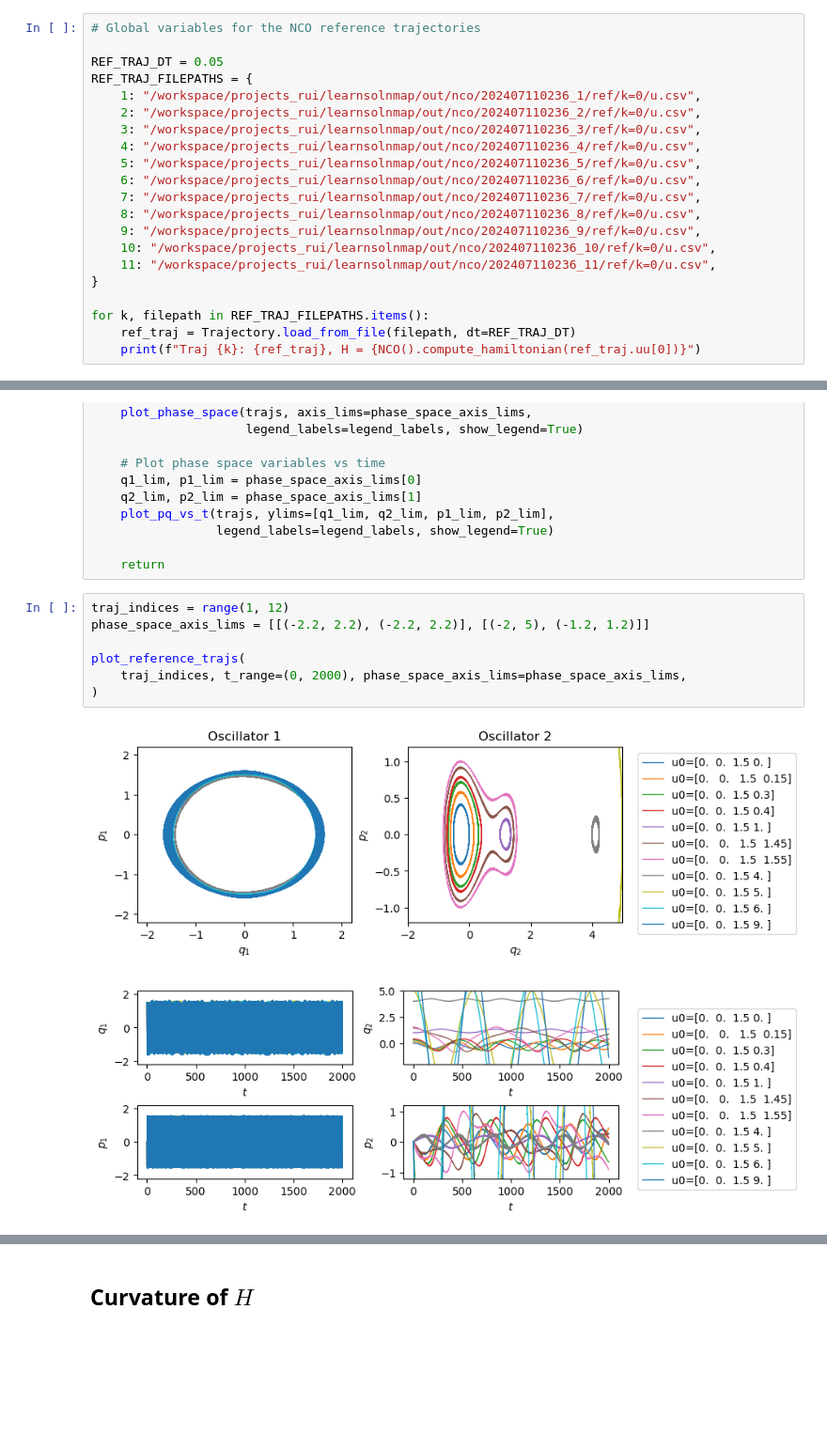
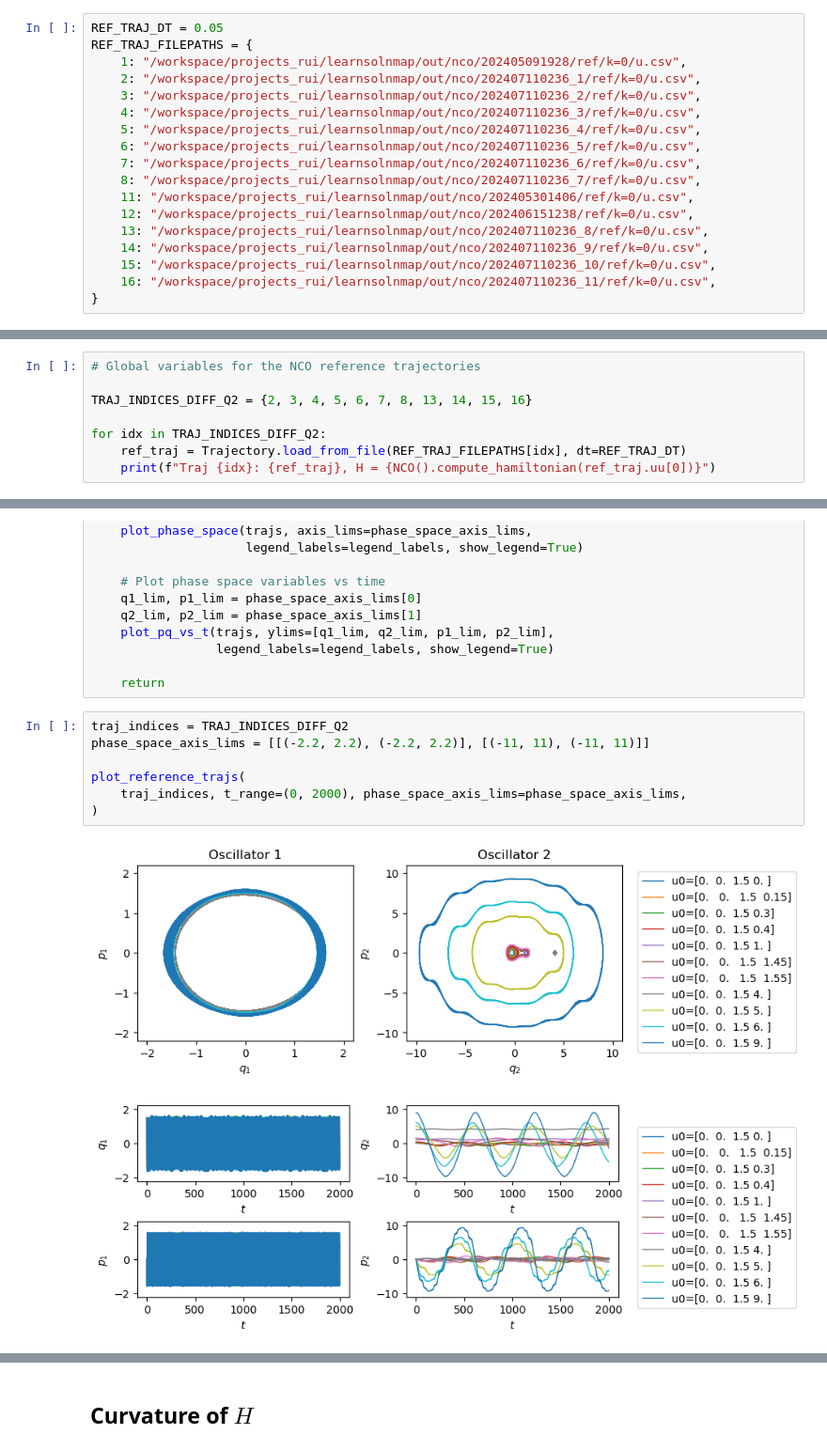
Before and after one commit to fr0420/learnsolnmap, a Jupyter notebook: notebooks/nco_ref.ipynb, the cells around one changed output, grey strips where cells are left out. Shown at 94% size. Saved outputs shown, nothing was run; the diff lists cells and outputs as text; blank space fills up the shorter version.

```diff
--- a/notebooks/nco_ref.ipynb
+++ b/notebooks/nco_ref.ipynb
@@ -295,23 +350,20 @@ The error (residual) of the solution is: -2.220446049250313e-16
 # %% [markdown]
 ## Reference trajectories with $u(0) = [0, 0, 1.5, q_2(0)]$
 # %%
-# Global variables for the NCO reference trajectories
-
 REF_TRAJ_DT = 0.05
 REF_TRAJ_FILEPATHS = {
-    1: "/workspace/projects_rui/learnsolnmap/out/nco/202407110236_1/ref/k=0/u.csv",
-    2: "/workspace/projects_rui/learnsolnmap/out/nco/202407110236_2/ref/k=0/u.csv",
-    3: "/workspace/projects_rui/learnsolnmap/out/nco/202407110236_3/ref/k=0/u.csv",
-    4: "/workspace/projects_rui/learnsolnmap/out/nco/202407110236_4/ref/k=0/u.csv",
-    5: "/workspace/projects_rui/learnsolnmap/out/nco/202407110236_5/ref/k=0/u.csv",
-    6: "/workspace/projects_rui/learnsolnmap/out/nco/202407110236_6/ref/k=0/u.csv",
-    7: "/workspace/projects_rui/learnsolnmap/out/nco/202407110236_7/ref/k=0/u.csv",
-    8: "/workspace/projects_rui/learnsolnmap/out/nco/202407110236_8/ref/k=0/u.csv",
-    9: "/workspace/projects_rui/learnsolnmap/out/nco/202407110236_9/ref/k=0/u.csv",
-    10: "/workspace/projects_rui/learnsolnmap/out/nco/202407110236_10/ref/k=0/u.csv",
-    11: "/workspace/projects_rui/learnsolnmap/out/nco/202407110236_11/ref/k=0/u.csv",
+    1: "/workspace/projects_rui/learnsolnmap/out/nco/202405091928/ref/k=0/u.csv",
+    2: "/workspace/projects_rui/learnsolnmap/out/nco/202407110236_1/ref/k=0/u.csv",
+    3: "/workspace/projects_rui/learnsolnmap/out/nco/202407110236_2/ref/k=0/u.csv",
+    4: "/workspace/projects_rui/learnsolnmap/out/nco/202407110236_3/ref/k=0/u.csv",
+    5: "/workspace/projects_rui/learnsolnmap/out/nco/202407110236_4/ref/k=0/u.csv",
+    6: "/workspace/projects_rui/learnsolnmap/out/nco/202407110236_5/ref/k=0/u.csv",
+    7: "/workspace/projects_rui/learnsolnmap/out/nco/202407110236_6/ref/k=0/u.csv",
+    8: "/workspace/projects_rui/learnsolnmap/out/nco/202407110236_7/ref/k=0/u.csv",
+    11: "/workspace/projects_rui/learnsolnmap/out/nco/202405301406/ref/k=0/u.csv",
+    12: "/workspace/projects_rui/learnsolnmap/out/nco/202406151238/ref/k=0/u.csv",
+    13: "/workspace/projects_rui/learnsolnmap/out/nco/202407110236_8/ref/k=0/u.csv",
+    14: "/workspace/projects_rui/learnsolnmap/out/nco/202407110236_9/ref/k=0/u.csv",
+    15: "/workspace/projects_rui/learnsolnmap/out/nco/202407110236_10/ref/k=0/u.csv",
+    16: "/workspace/projects_rui/learnsolnmap/out/nco/202407110236_11/ref/k=0/u.csv",
 }
-
-for k, filepath in REF_TRAJ_FILEPATHS.items():
-    ref_traj = Trajectory.load_from_file(filepath, dt=REF_TRAJ_DT)
-    print(f"Traj {k}: {ref_traj}, H = {NCO().compute_hamiltonian(ref_traj.uu[0])}")
@@ -329,0 +370,8 @@ Traj 11: Trajectory(t_range=[0.0, 2000.0], dt=0.05, length=40001, u0=[0.  0.  1.
+# %%
+# Global variables for the NCO reference trajectories
+
+TRAJ_INDICES_DIFF_Q2 = {2, 3, 4, 5, 6, 7, 8, 13, 14, 15, 16}
+
+for idx in TRAJ_INDICES_DIFF_Q2:
+    ref_traj = Trajectory.load_from_file(REF_TRAJ_FILEPATHS[idx], dt=REF_TRAJ_DT)
+    print(f"Traj {idx}: {ref_traj}, H = {NCO().compute_hamiltonian(ref_traj.uu[0])}")
@@ -352,12 +412,12 @@ def plot_reference_trajs(traj_indices, t_range=None, phase_space_axis_lims=None)
 
     return
 # %%
-traj_indices = range(1, 12)
-phase_space_axis_lims = [[(-2.2, 2.2), (-2.2, 2.2)], [(-2, 5), (-1.2, 1.2)]]
+traj_indices = TRAJ_INDICES_DIFF_Q2
+phase_space_axis_lims = [[(-2.2, 2.2), (-2.2, 2.2)], [(-11, 11), (-11, 11)]]
 
 plot_reference_trajs(
     traj_indices, t_range=(0, 2000), phase_space_axis_lims=phase_space_axis_lims,
 )
 # %% [output]
-[figure, old version]
+[figure, new version]
-[figure, old version]
+[figure, new version]
```
Also changed, not shown: parts of 9 cells of this notebook, 7 other files.
